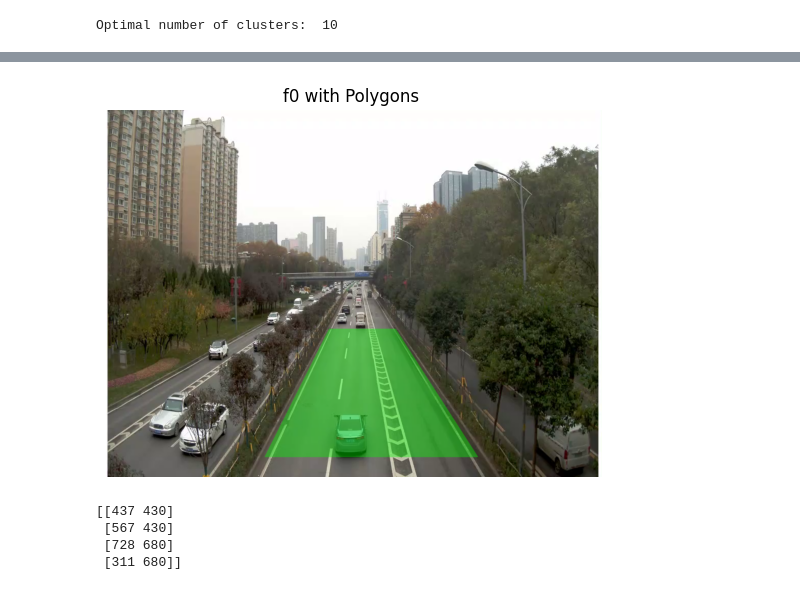
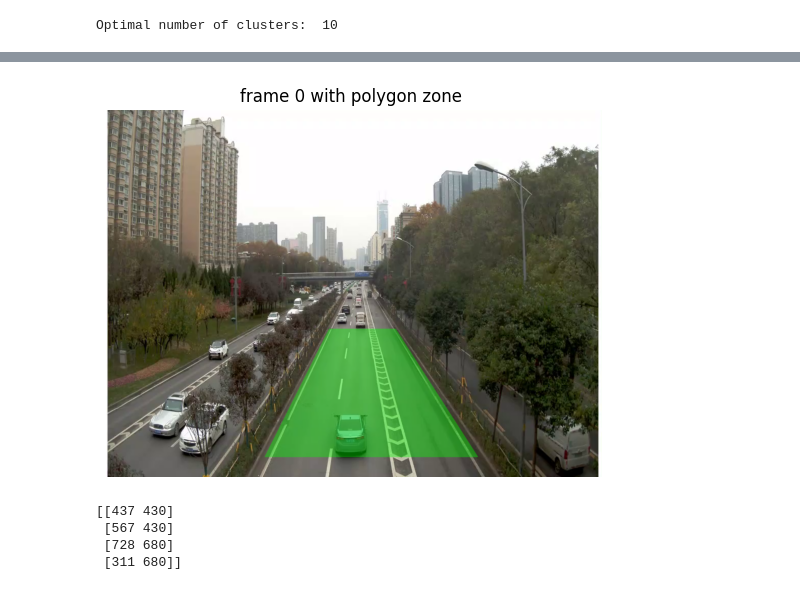
Before and after one commit to TotallyLuke/Vision-Project, a Jupyter notebook: notebook_test2.ipynb, the cells around one changed output, grey strips where cells are left out. Drawn from its saved outputs; the diff is of its cells as text; code cells hidden in the pictures.

```diff
--- a/notebook_test2.ipynb
+++ b/notebook_test2.ipynb
@@ -329,29 +335,18 @@ def get_inclusive_rects(rects: list, a: int, b: int) -> np.ndarray:
 # %%
 polygon_source = get_inclusive_rects(polygons, 4, 7)
 # %%
-# frame_c = img_a.copy()
-# overlay = frame_c.copy()
-# # img_reg = np.zeros((720, 1280, 3), np.uint8)
-#
-#
-# cv2.fillPoly(frame_c, [polygon_source], color=(0,255,0), lineType=cv2.LINE_AA)
-# # Add transparency to the image
-# opacity = 0.6
-# img_reg = cv2.addWeighted(overlay, opacity, frame_c, 1 - opacity, 0,frame_c)
-# safe_cv2_imshow(img_reg, "Image with Polygons", 5000)
+train_video.set(cv2.CAP_PROP_POS_FRAMES, 0)
+
+retval, frame_c = train_video.read()
+overlay = frame_c.copy()
+
+cv2.fillPoly(frame_c, [polygon_source], color=(0, 255, 0), lineType=cv2.LINE_AA)
+# Add transparency to the image
+opacity = 0.6
+img_reg = cv2.addWeighted(overlay, opacity, frame_c, 1 - opacity, 0, frame_c)
+safe_cv2_imshow(img_reg, "frame 0 with polygon zone ", 1800)
+# %% [output]
+[figure, added]
-# %%
-train_video.set(cv2.CAP_PROP_POS_FRAMES, 0)
-
-retval, frame_c = train_video.read()
-overlay = frame_c.copy()
-
-cv2.fillPoly(frame_c, [polygon_source], color=(0, 255, 0), lineType=cv2.LINE_AA)
-# Add transparency to the image
-opacity = 0.6
-img_reg = cv2.addWeighted(overlay, opacity, frame_c, 1 - opacity, 0, frame_c)
-safe_cv2_imshow(img_reg, "f0 with Polygons ", 1800)
-# %% [output]
-[figure, removed]
 # %%
 SOURCE = sorted(np.array(polygon_source), key=lambda x: x[1])
 
```
Also changed, not shown: parts of 24 cells of this notebook, 1 other file.
